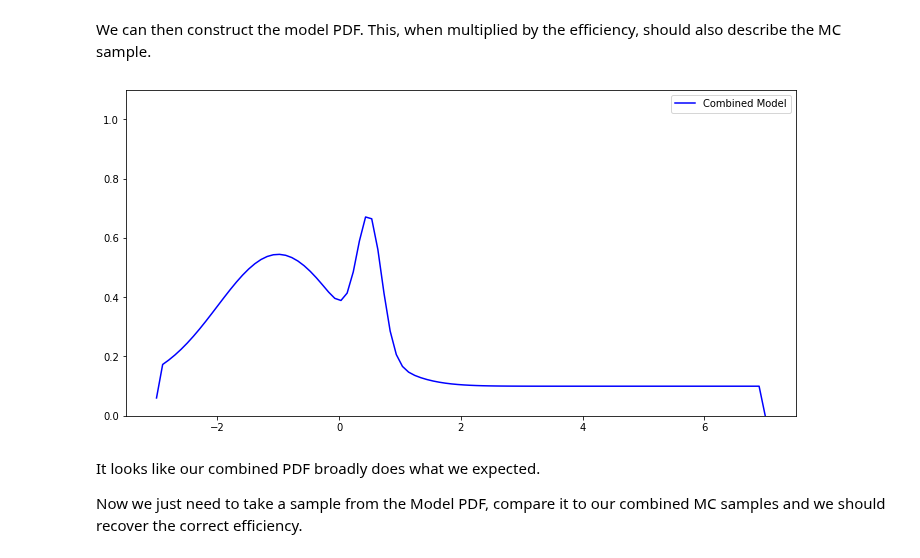
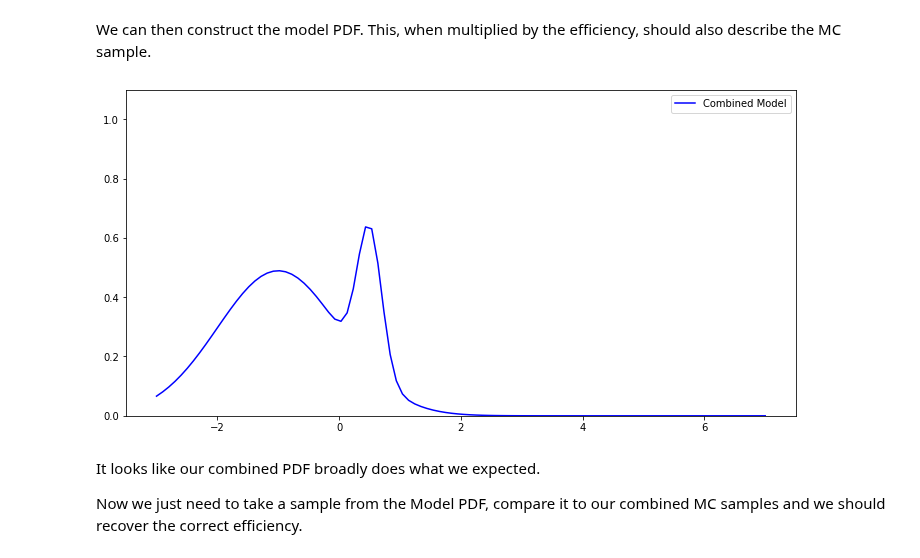
Before and after one commit to richard-lane/addPdfs, a Jupyter notebook: efficiency_toy.ipynb, the cells around one changed output. Drawn from its saved outputs; the diff is of its cells as text; code cells hidden in the pictures.

Commit message:
combine signal PDFs

```diff
--- a/efficiency_toy.ipynb
+++ b/efficiency_toy.ipynb
@@ -92,7 +101,7 @@ plt.show()
 [figure]
 # %%
 # Generate different numbers of points from each distribution
-N_rs, N_ws, N_phsp, N_model = 500000, 250000, 240000, 400000
+N_rs, N_ws, N_phsp, N_model = 5000, 2000, 2000, 4000
 
 mc_rs_sample = sample(N_rs, lambda x: A_rs(x) * e(x))
 mc_ws_sample = sample(N_ws, lambda x: A_ws(x) * e(x))
@@ -116,36 +125,36 @@ plt.show()
 # %% [markdown]
 Next we need to find the weights $\mathcal{I}_i$ describing the combined model:
 # %%
-I_rs, I_ws, I_phsp = 0.0, 0.0, 0.0
+I_rs, I_ws = 0.0, 0.0
 
 for p in mc_rs_sample:
     I_rs += 1 / A_rs(p)
 for p in mc_ws_sample:
     I_ws += 1 / A_ws(p)
-for p in mc_phsp_sample:
-    I_phsp += 1 / A_phsp(p)
 
 # Scale the weights to something more sensible
-scale_factor = I_rs + I_phsp + I_ws
+scale_factor = I_rs + I_ws
 I_rs /= scale_factor
 I_ws /= scale_factor
-I_phsp /= scale_factor
+
+def p_model(x):
+    return I_rs * A_rs(x) + I_ws * A_ws(x)
 # %% [markdown]
 We can then construct the model PDF. This, when multiplied by the efficiency, should also describe the MC sample.
 # %%
 def combined_pdf(x):
     return I_rs * A_rs(x) + I_ws * A_ws(x) + I_phsp * A_phsp(x)
 
-model = [combined_pdf(i) for i in x]
+model = [p_model(i) for i in x]
 
 plt.figure(figsize=(12.0, 6.0))
 plt.plot(x, model, "b", label="Combined Model")
 plt.gca().set_ylim((0.0, 1.1))
 plt.legend()
 
 plt.show()
 # %% [output]
-[figure, old version]
+[figure, new version]
 # %% [markdown]
 It looks like our combined PDF broadly does what we expected.
 
```
Also changed, not shown: parts of 2 cells of this notebook.
